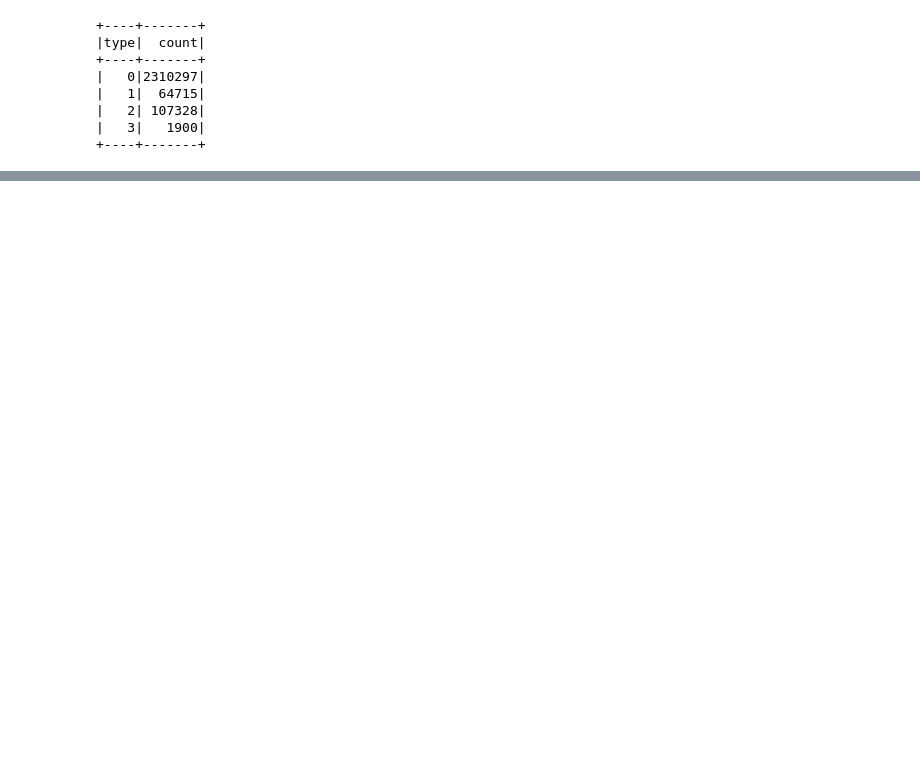
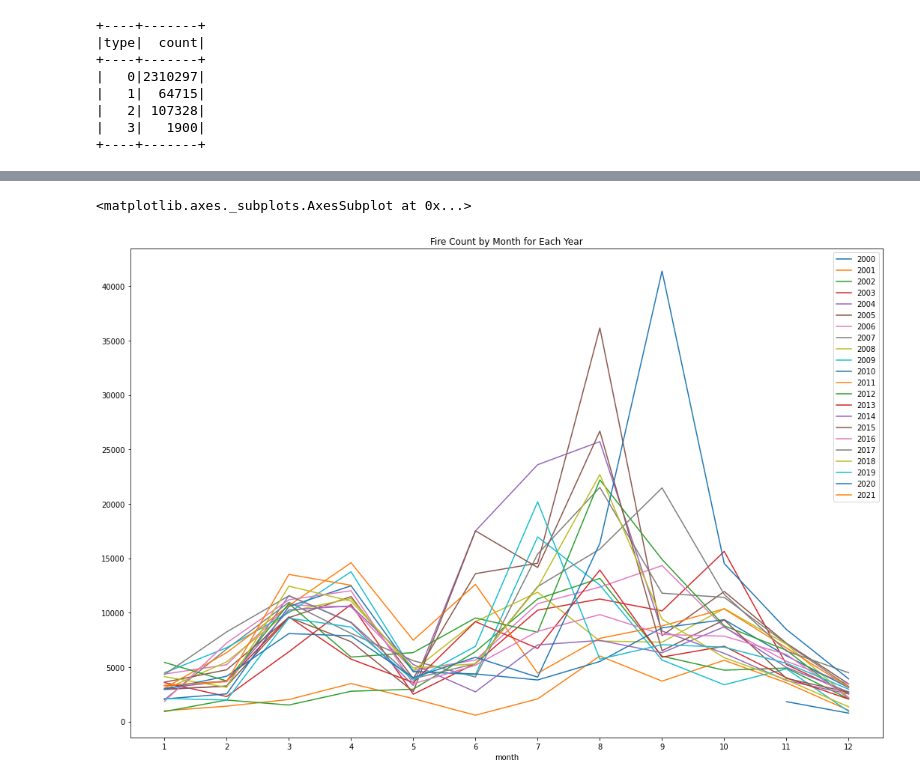
Before and after one commit to penfever/a-world-on-fire, a Jupyter notebook: 002_bd_proj_subei.ipynb, the cells around one changed output, grey strips where cells are left out. Drawn from its saved outputs; the diff is of its cells as text; code cells hidden in the pictures; blank space fills up the shorter version.

```diff
--- a/002_bd_proj_subei.ipynb
+++ b/002_bd_proj_subei.ipynb
@@ -646,0 +311,11 @@ only showing top 20 rows
+# %%
+# Visualization of fire count by month for each year
+pdDF2 = fireByMonthYear.toPandas()
+pdDF2.set_index('month', inplace = True)
+pdDF2.plot(kind = 'line',
+           xticks = list(range(1, 13, 1)),
+           title = 'Fire Count by Month for Each Year',
+           figsize = (18, 12))
+# %% [output]
+<matplotlib.axes._subplots.AxesSubplot at 0x...>
+[figure, added]
```
Also changed, not shown: parts of 79 cells of this notebook.
